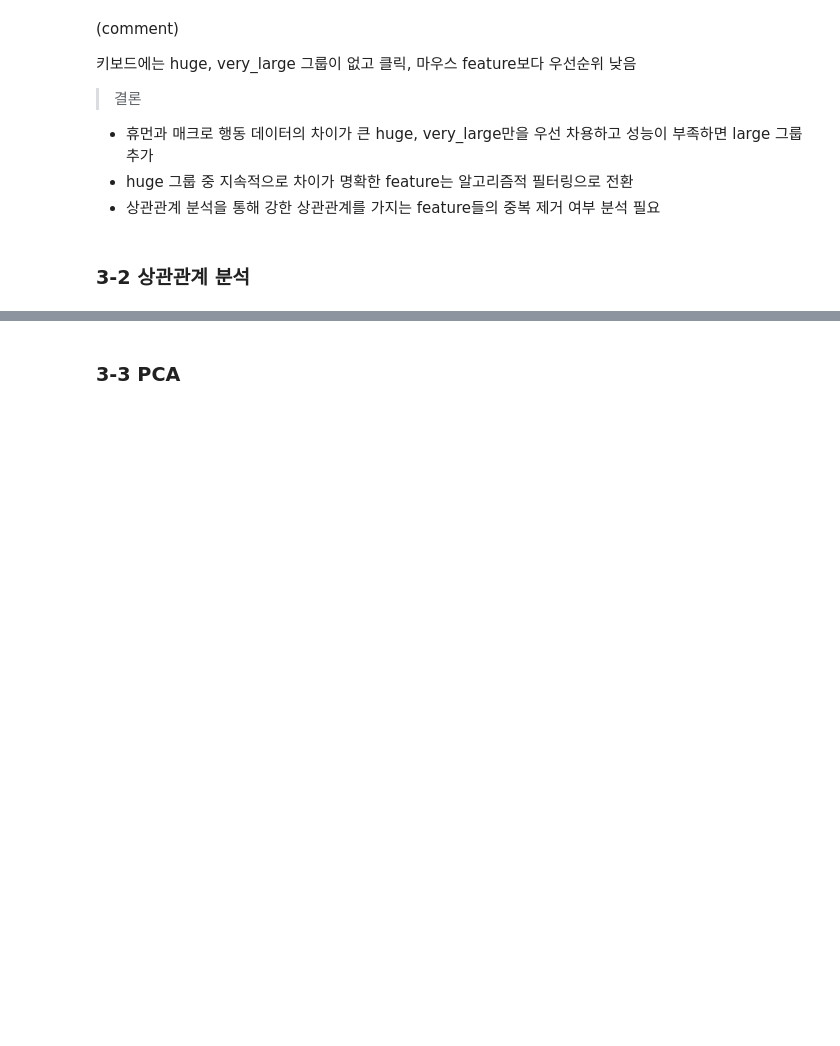
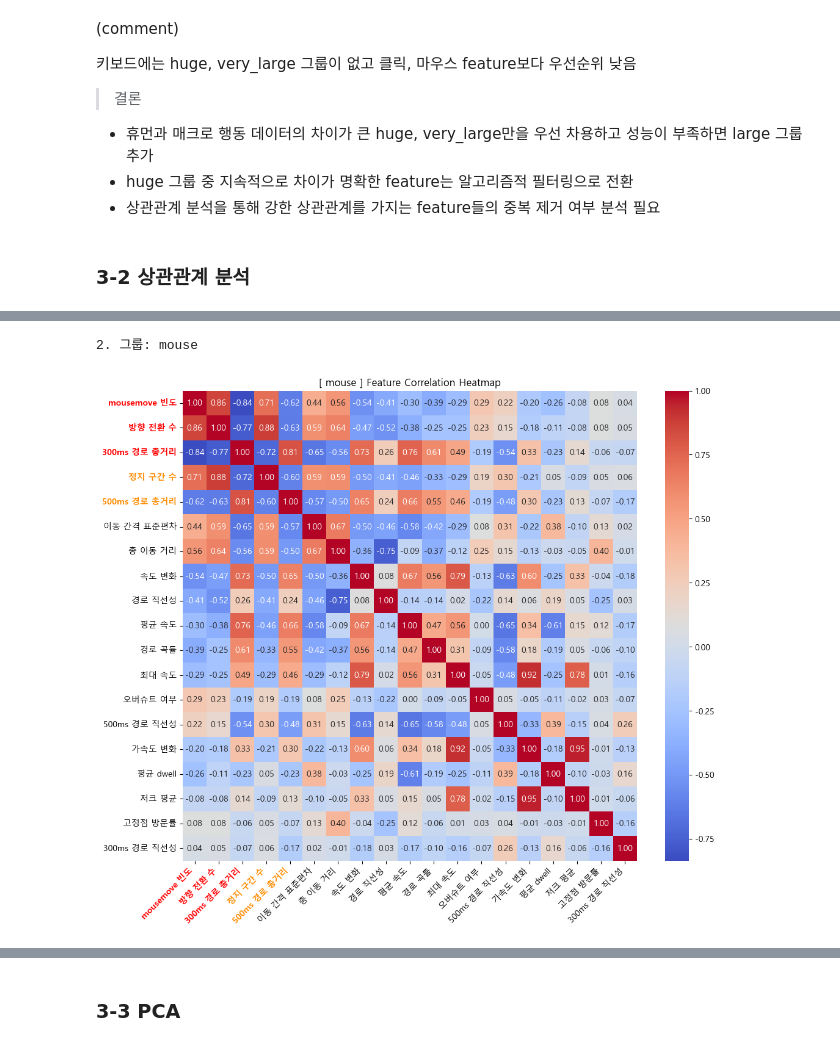
Before and after one commit to Tickle-ticket/Tickle, a Jupyter notebook: services/ai/train/EDA/eda_chan.ipynb, the cells around one changed output, grey strips where cells are left out. Cells and saved outputs as stored; diff of their text form; code cells hidden in the pictures; blank space fills up the shorter version.

```diff
--- a/services/ai/train/EDA/eda_chan.ipynb
+++ b/services/ai/train/EDA/eda_chan.ipynb
@@ -696,0 +765,6 @@ draw_boxplot(groups[2], features_list[2])
+# %%
+print("\n2. 그룹:", groups[1])
+draw_heatmap(groups[1], features_list[1])
+# %% [output]
+2. 그룹: mouse
+[figure, added]
```
Also changed, not shown: parts of 11 cells of this notebook.
